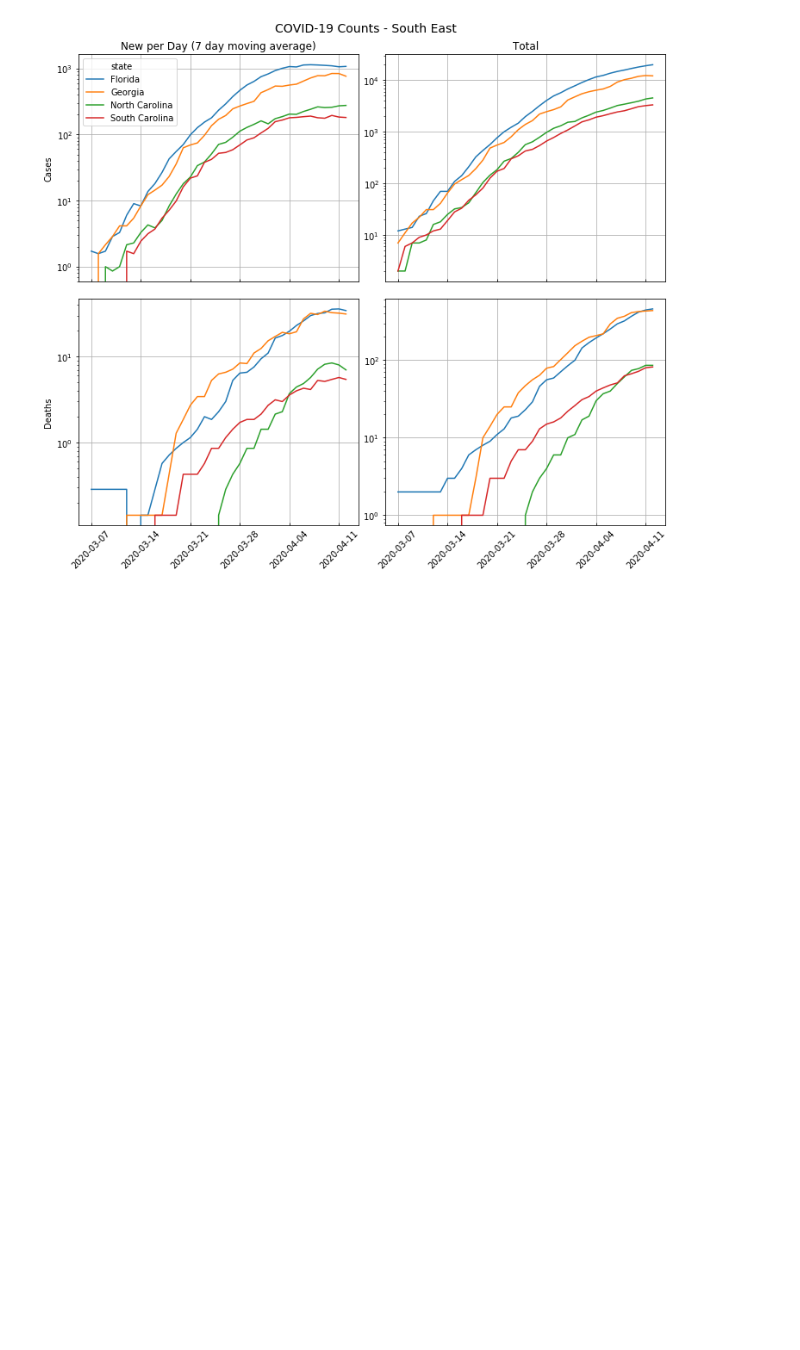
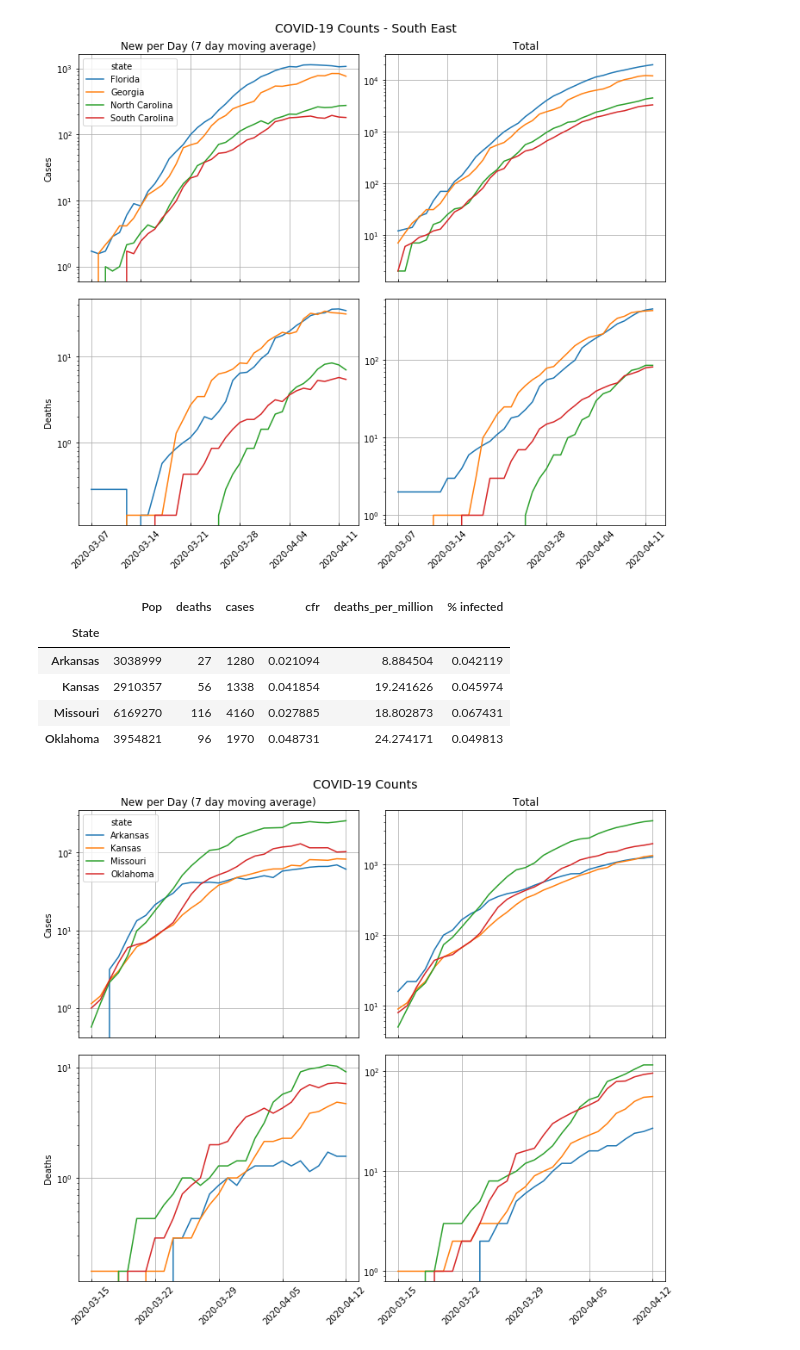
Before and after one commit to MichelFloyd/covid-19-data, a Jupyter notebook: compare states.ipynb, the cells around one changed output. Saved outputs shown, nothing was run; the diff lists cells and outputs as text; code cells hidden in the pictures; blank space fills up the shorter version.

```diff
--- a/compare states.ipynb
+++ b/compare states.ipynb
@@ -205,3 +197,13 @@ compare_states(['Florida','Georgia','South Carolina','North Carolina'],'South Ea
 | North Carolina | 10611862 | 86 | 4520 | 0.019027 | 8.104139 | 0.042594 |
 | South Carolina | 5210095 | 82 | 3319 | 0.024706 | 15.738677 | 0.063703 |
 [figure]
+# %%
+compare_states(['Missouri','Kansas','Arkansas','Oklahoma'])
+# %% [output]
+|  | Pop | deaths | cases | cfr | deaths_per_million | % infected |
+| State |  |  |  |  |  |  |
+| Arkansas | 3038999 | 27 | 1280 | 0.021094 | 8.884504 | 0.042119 |
+| Kansas | 2910357 | 56 | 1338 | 0.041854 | 19.241626 | 0.045974 |
+| Missouri | 6169270 | 116 | 4160 | 0.027885 | 18.802873 | 0.067431 |
+| Oklahoma | 3954821 | 96 | 1970 | 0.048731 | 24.274171 | 0.049813 |
+[figure, added]
```
Also changed, not shown: parts of 1 cell of this notebook.
